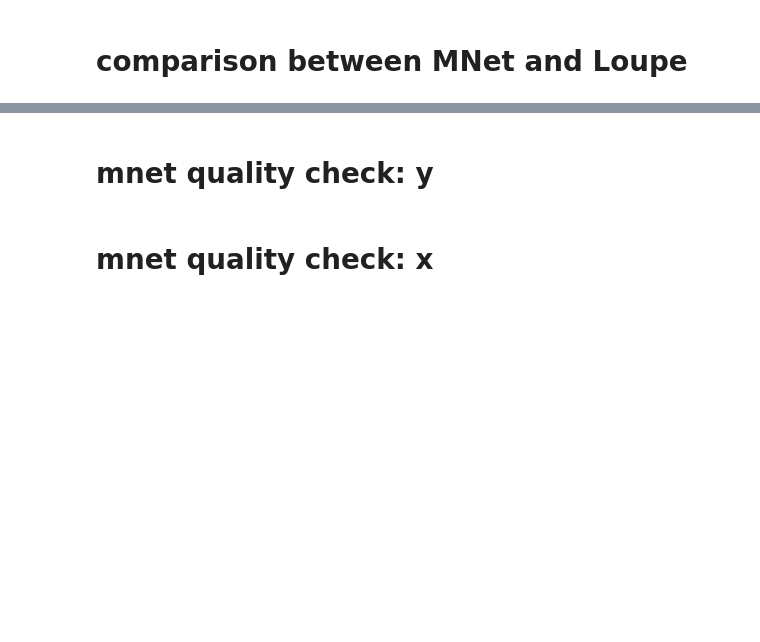
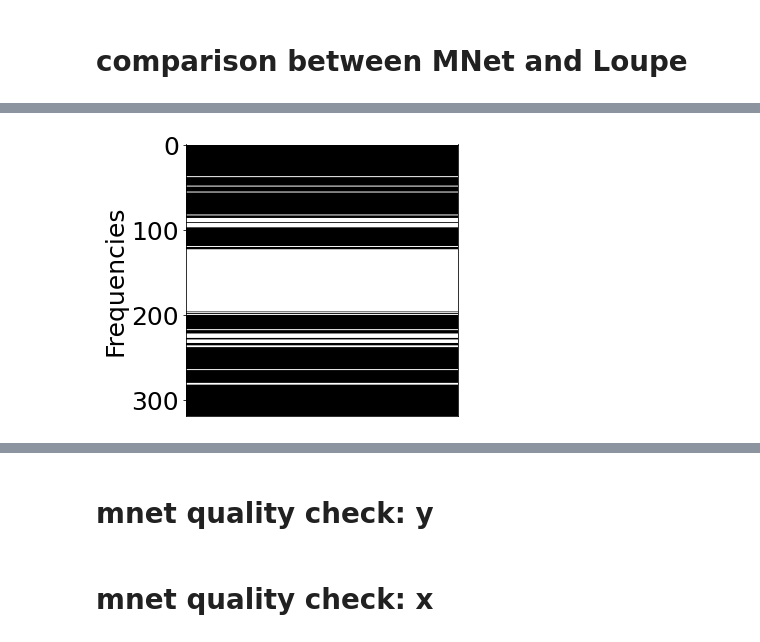
Before and after one commit to zhishenhuang/mri, a Jupyter notebook: demo.ipynb, the cells around one changed output, grey strips where cells are left out. Drawn from its saved outputs; the diff is of its cells as text; code cells hidden in the pictures; blank space fills up the shorter version.

```diff
--- a/demo.ipynb
+++ b/demo.ipynb
@@ -116,0 +252,18 @@ loupe = LOUPE(n_channels=1,unet_skip=True,shape=[320,320],slope=5,sparsity=spars
+# %%
+imgind = 36
+kimg_2 = testyfull[imgind].view(1,1,heg,heg)
+
+kimg_lf_2 = torch.zeros(1,2,heg,wid)
+kimg_lf_2[:,0,lfmask==1,:] = torch.real(kimg_2[:,:,lfmask==1,:])
+kimg_lf_2[:,1,lfmask==1,:] = torch.imag(kimg_2[:,:,lfmask==1,:])
+
+# _,loupe_mask = loupe.samplers[0](kimg,sparsity)
+# loupe_mask = torch.squeeze(loupe_mask.detach())
+# kplot(loupe_mask,roll=True)
+
+mnet_mask_2 = mnet_wrapper(mnet,kimg_lf_2,budget=int(heg*sparsity)-preselect_num,\
+                             imgshape=[heg,wid],normalize=False,detach=True)
+mnet_mask_2 = torch.squeeze(mnet_mask_2)
+kplot(mnet_mask_2,roll=False)
+# %% [output]
+[figure, added]
```
Also changed, not shown: parts of 21 cells of this notebook, 7 other files.
